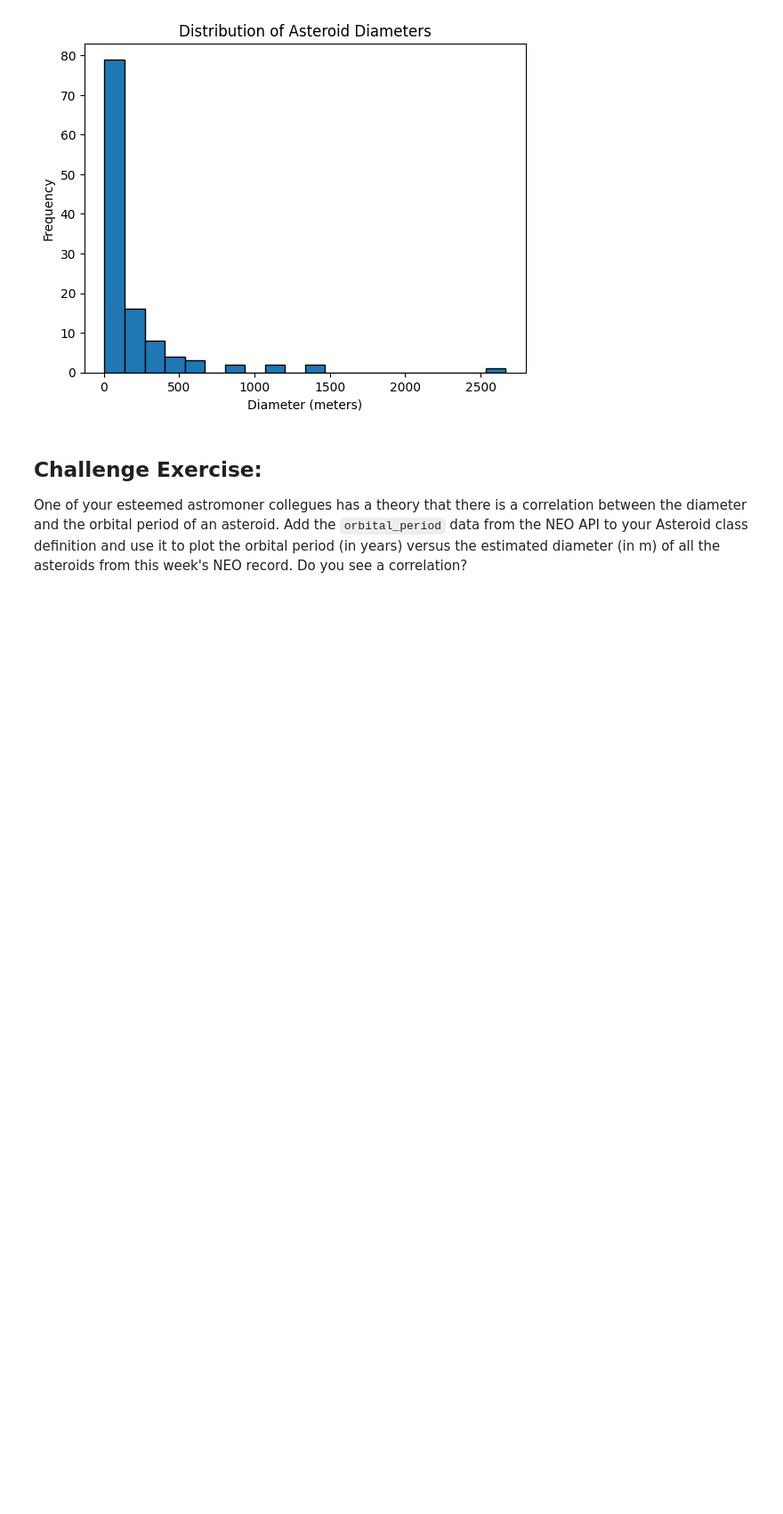
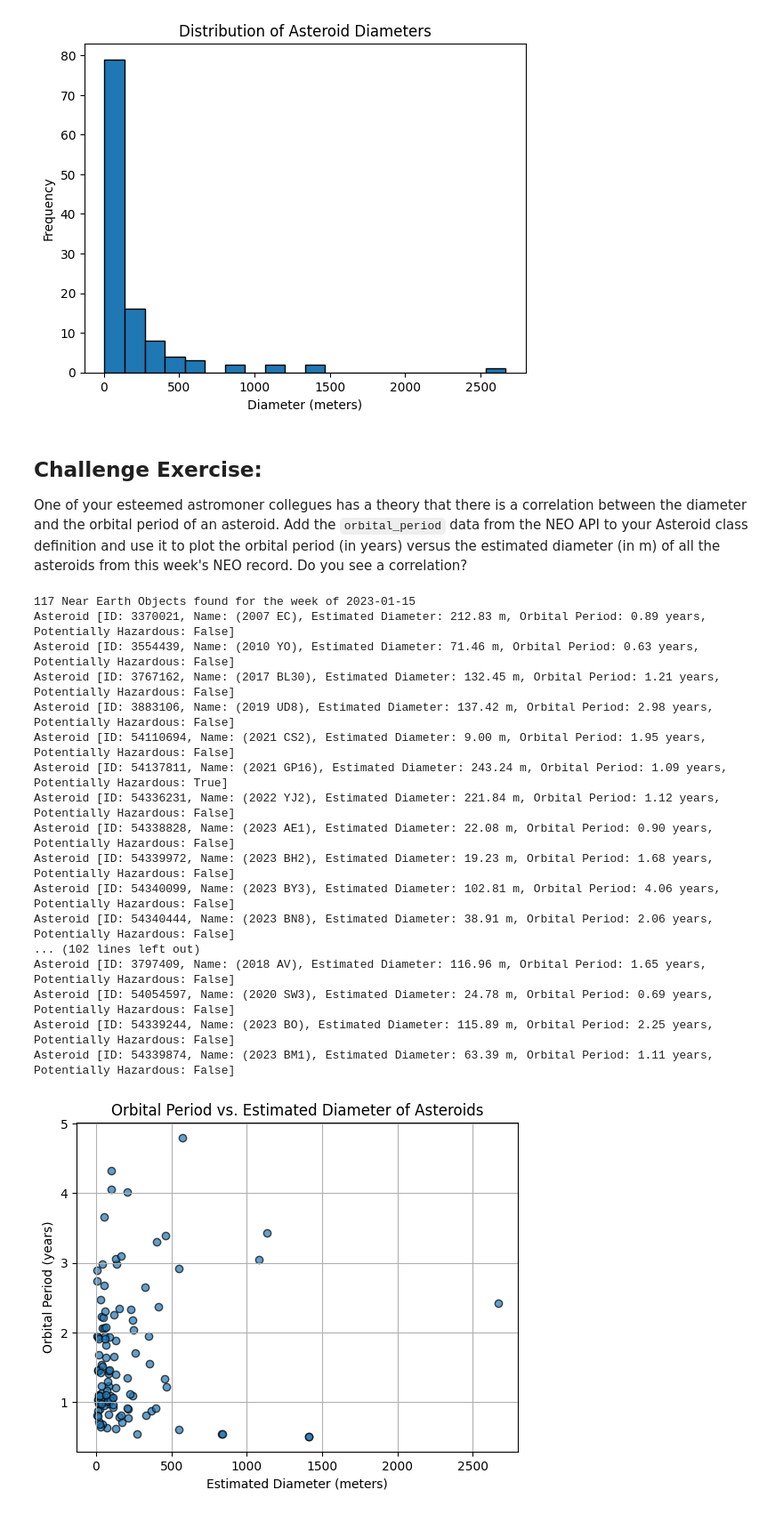
Before and after one commit to tusharsachdeva-code/comp215, a Jupyter notebook: labs/lab03-classes.ipynb, the cells around one changed output. Shown at 89% size. Cells and saved outputs as stored; diff of their text form; code cells hidden in the pictures; blank space fills up the shorter version.

```diff
--- a/labs/lab03-classes.ipynb
+++ b/labs/lab03-classes.ipynb
@@ -264,0 +257,80 @@ One of your esteemed astromoner collegues has a theory that there is a correlati
+# %%
+# Ex. Challenge your code here
+
+API_KEY = '54pyFOaPPvUvZwff140IorYpee0L7JNgHKZPzd0e'
+
+def get_neos(start_date):
+    """ Return a list of NEOs for the week starting at start_date """
+    url = f'https://api.nasa.gov/neo/rest/v1/feed?start_date={start_date}&api_key={API_KEY}'
+    response = requests.request("GET", url, headers={}, data={})
+    data = json.loads(response.text)
+    print(f'{data["element_count"]} Near Earth Objects found for the week of {start_date}')
+    return [neo for dated_records in data['near_earth_objects'].values() for neo in dated_records]
+
+def get_neo(id):
+    """ Return a NEO record for the given id """
+    url = f'https://api.nasa.gov/neo/rest/v1/neo/{id}?api_key={API_KEY}'
+    response = requests.request("GET", url, headers={}, data={})
+    return json.loads(response.text)
+
+@dataclass
+class Asteroid:
+    id: str
+    name: str
+    estimated_diameter: float
+    is_potentially_hazardous: bool
+    orbital_period: float
+
+    def __str__(self):
+        return (f"Asteroid [ID: {self.id}, Name: {self.name}, "
+                f"Estimated Diameter: {self.estimated_diameter:.2f} m, "
+                f"Orbital Period: {self.orbital_period:.2f} years, "
+                f"Potentially Hazardous: {self.is_potentially_hazardous}]")
+
+    @classmethod
+    def from_NEO(cls, neo_id):
+        """ Factory method to create an Asteroid object from a NEO ID """
+        neo_data = get_neo(neo_id)
+        id = neo_data['id']
+        name = neo_data['name']
+        estimated_diameter = neo_data['estimated_diameter']['meters']['estimated_diameter_max']
+        is_hazardous = neo_data['is_potentially_hazardous_asteroid']
+        orbital_data = neo_data.get('orbital_data', {})
+        orbital_period = float(orbital_data.get('orbital_period', 0)) / 365.25
+        return cls(id, name, estimated_diameter, is_hazardous, orbital_period)
+
+if __name__ == "__main__":
+    week_start = '2023-01-15'
+    neos = get_neos(week_start)
+    assert len(neos) > 0, f'Oh oh! No NEOs found for {week_start}'
+    asteroids = [Asteroid.from_NEO(neo['id']) for neo in neos]
+    for asteroid in asteroids:
+        print(asteroid)
+    diameters = [asteroid.estimated_diameter for asteroid in asteroids if asteroid.orbital_period > 0]
+    orbital_periods = [asteroid.orbital_period for asteroid in asteroids if asteroid.orbital_period > 0]
+
+    plt.scatter(diameters, orbital_periods, alpha=0.7, edgecolors='black')
+    plt.title('Orbital Period vs. Estimated Diameter of Asteroids')
+    plt.xlabel('Estimated Diameter (meters)')
+    plt.ylabel('Orbital Period (years)')
+    plt.grid(True)
+    plt.show()
+# %% [output]
+117 Near Earth Objects found for the week of 2023-01-15
+Asteroid [ID: 3370021, Name: (2007 EC), Estimated Diameter: 212.83 m, Orbital Period: 0.89 years, Potentially Hazardous: False]
+Asteroid [ID: 3554439, Name: (2010 YO), Estimated Diameter: 71.46 m, Orbital Period: 0.63 years, Potentially Hazardous: False]
+Asteroid [ID: 3767162, Name: (2017 BL30), Estimated Diameter: 132.45 m, Orbital Period: 1.21 years, Potentially Hazardous: False]
+Asteroid [ID: 3883106, Name: (2019 UD8), Estimated Diameter: 137.42 m, Orbital Period: 2.98 years, Potentially Hazardous: False]
+Asteroid [ID: 54110694, Name: (2021 CS2), Estimated Diameter: 9.00 m, Orbital Period: 1.95 years, Potentially Hazardous: False]
+Asteroid [ID: 54137811, Name: (2021 GP16), Estimated Diameter: 243.24 m, Orbital Period: 1.09 years, Potentially Hazardous: True]
+Asteroid [ID: 54336231, Name: (2022 YJ2), Estimated Diameter: 221.84 m, Orbital Period: 1.12 years, Potentially Hazardous: False]
+Asteroid [ID: 54338828, Name: (2023 AE1), Estimated Diameter: 22.08 m, Orbital Period: 0.90 years, Potentially Hazardous: False]
+Asteroid [ID: 54339972, Name: (2023 BH2), Estimated Diameter: 19.23 m, Orbital Period: 1.68 years, Potentially Hazardous: False]
+Asteroid [ID: 54340099, Name: (2023 BY3), Estimated Diameter: 102.81 m, Orbital Period: 4.06 years, Potentially Hazardous: False]
+Asteroid [ID: 54340444, Name: (2023 BN8), Estimated Diameter: 38.91 m, Orbital Period: 2.06 years, Potentially Hazardous: False]
+... (102 lines left out)
+Asteroid [ID: 3797409, Name: (2018 AV), Estimated Diameter: 116.96 m, Orbital Period: 1.65 years, Potentially Hazardous: False]
+Asteroid [ID: 54054597, Name: (2020 SW3), Estimated Diameter: 24.78 m, Orbital Period: 0.69 years, Potentially Hazardous: False]
+Asteroid [ID: 54339244, Name: (2023 BO), Estimated Diameter: 115.89 m, Orbital Period: 2.25 years, Potentially Hazardous: False]
+Asteroid [ID: 54339874, Name: (2023 BM1), Estimated Diameter: 63.39 m, Orbital Period: 1.11 years, Potentially Hazardous: False]
+[figure, added]
```
Also changed, not shown: parts of 2 cells of this notebook.
